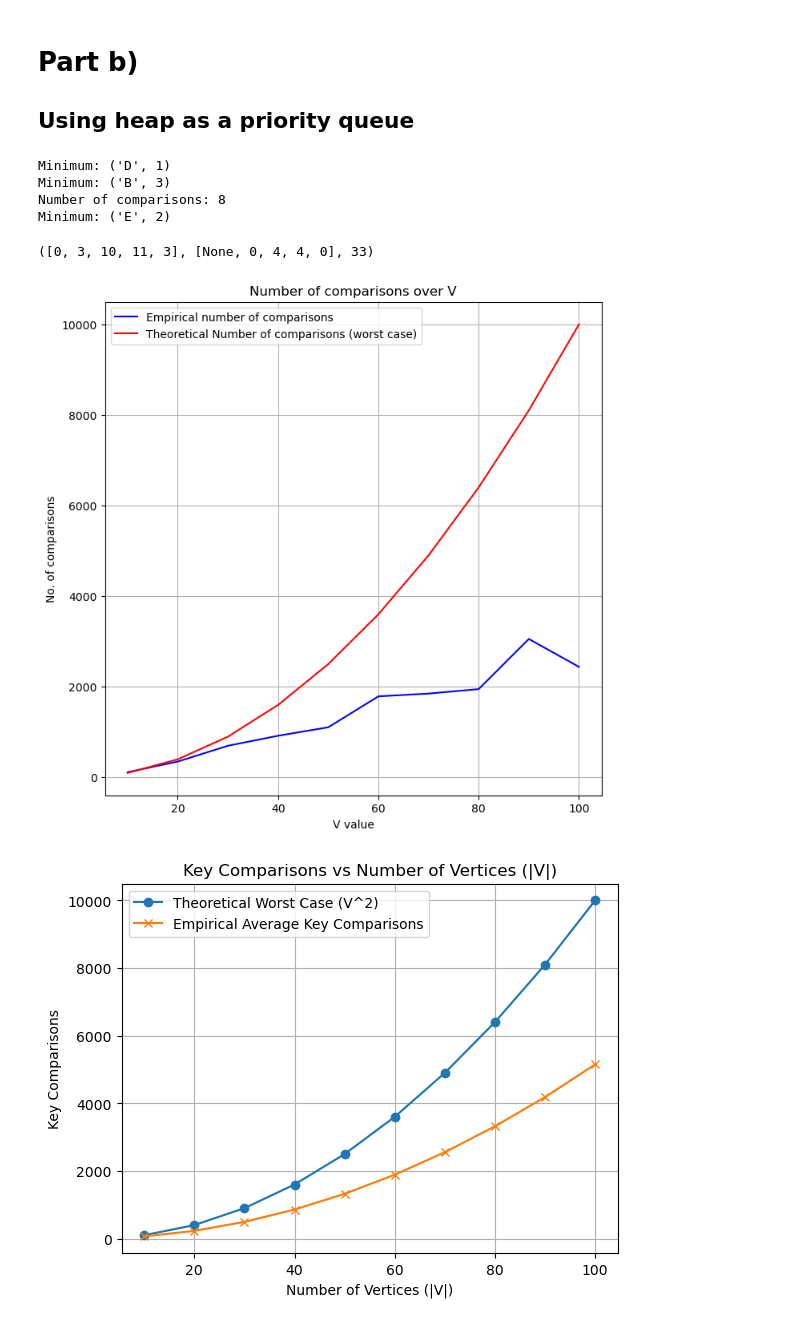
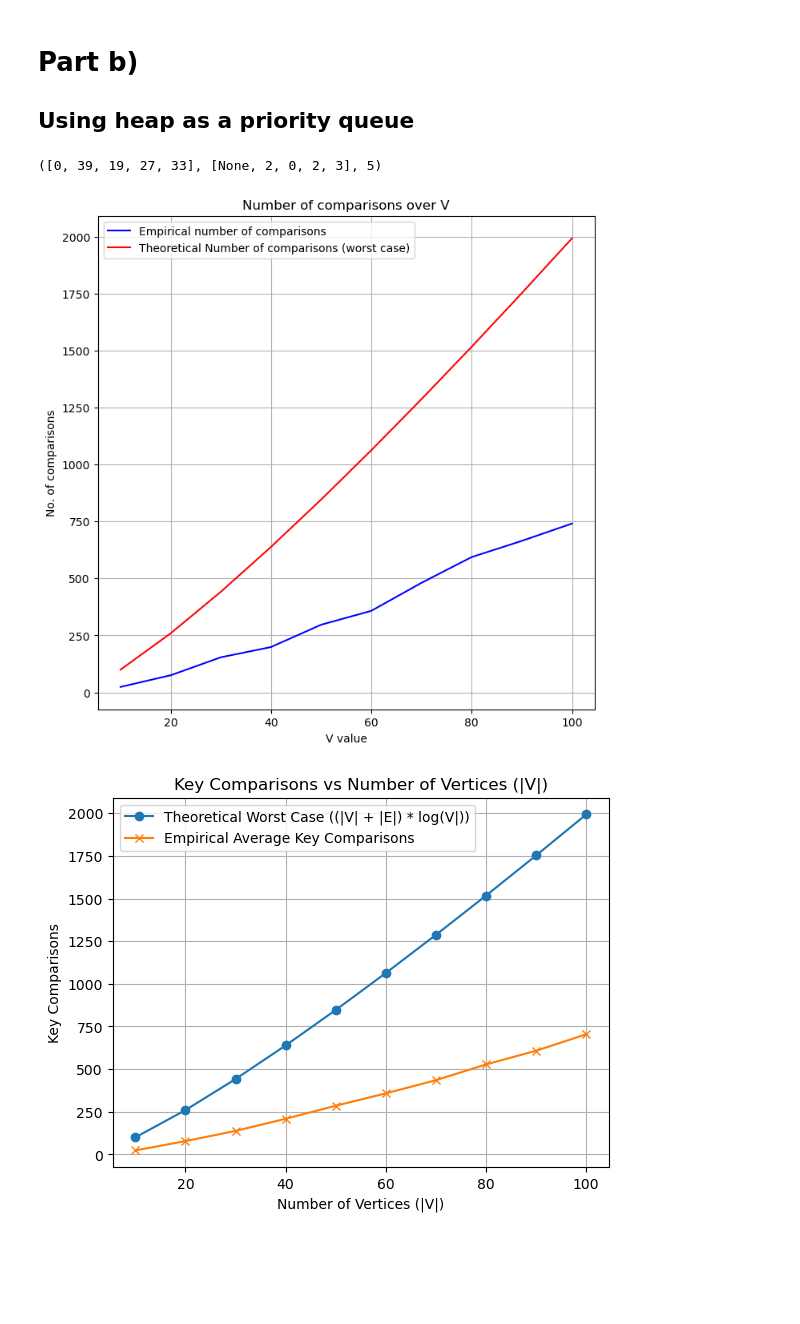
Before and after one commit to nickleezx/SC2001-Lab-Projects, a Jupyter notebook: Lab 2/Dijkstra.ipynb, the cells around one changed output. Drawn from its saved outputs; the diff is of its cells as text; code cells hidden in the pictures; blank space fills up the shorter version.

Commit message:
Fix comparisons for min heap
also, comparisons for increasing V with E is added

```diff
--- a/Lab 2/Dijkstra.ipynb
+++ b/Lab 2/Dijkstra.ipynb
@@ -310,7 +310,7 @@ class MinHeap:
     def find_index(self, node):
         """Helper function to find the index of a given node."""
         for i, (n, _) in enumerate(self.heap):
-            self.comparisons += 1  # Count the comparison
+            #self.comparisons += 1  # Count the comparison
             if n == node:
                 return i
         return None
@@ -335,11 +335,6 @@ class MinHeap:
     def get_comparisons(self):
         """Returns the number of comparisons made."""
         return self.comparisons
-# %% [output]
-Minimum: ('D', 1)
-Minimum: ('B', 3)
-Number of comparisons: 8
-Minimum: ('E', 2)
 # %%
 def dijkstra_Heap(graph, source):
     n = len(graph)
@@ -350,30 +345,30 @@ def dijkstra_Heap(graph, source):
 
     heap = MinHeap()
 
-    key_comparisons = 0 #count number of key comparisons
+    #key_comparisons = 0 #count number of key comparisons
 
     for i in range(n):
         heap.insert(i, d[i])
 
     while not heap.isEmpty():
-        u, comparisons= heap.getMin()
-        key_comparisons += comparisons
+        u, weight= heap.getMin()
+        #key_comparisons += comparisons
         S[u] = 1
 
         for v in range(n):
             if graph[u][v] !=0 and S[v] == 0:
-                key_comparisons += 1
+                #key_comparisons += 1
                 if d[u] + graph[u][v] < d[v]:
                     heap.remove(v)
                     d[v] = d[u] + graph[u][v]
                     pi[v] = u
                     heap.insert(v, d[v])
 
-    return d, pi, key_comparisons
+    return d, pi, heap.get_comparisons()
 # %%
 dijkstra_Heap(matrix, 0)
 # %% [output]
-([0, 3, 10, 11, 3], [None, 0, 4, 4, 0], 33)
+([0, 39, 19, 27, 33], [None, 2, 0, 2, 3], 5)
 # %%
 x = []
 key_comp_results = []
@@ -392,7 +387,7 @@ for V in range(10,101,10):
     _, _, key_comp = dijkstra_Heap(graph, 0)
     key_comp_results.append(key_comp)
     x_theory_worst.append(V)
-    y_theory_worst.append(V * V)
+    y_theory_worst.append((V+E) * np.log2(V))
 
 
 plt.figure(figsize=(8,8))
@@ -418,7 +413,7 @@ plt.legend()
 # Display the plot
 plt.show()
 # %% [output]
-[figure, old version]
+[figure, new version]
 # %%
 x = []
 key_comp_results = []
@@ -441,34 +436,34 @@ for V in range(10, 101, 10):
     total_key_comparisons = 0  # Initialize total key comparisons for this V
 
     # Run the test multiple times
     for _ in range(num_tests):
         # Create the adjacency matrix for the graph
         graph = adjacency_matrix(V, E, min_weight, max_weight)
 
         # Run Dijkstra's algorithm and get the key comparisons
-        _, _, key_comp = dijkstra(graph, 0)
+        _, _, key_comp = dijkstra_Heap(graph, 0)
 
         # Accumulate the key comparisons
         total_key_comparisons += key_comp
 
     # Calculate the average key comparisons for this V
     average_key_comp = total_key_comparisons / num_tests
     key_comp_results.append(average_key_comp)
 
     # Append V to x_theory_worst
     x_theory_worst.append(V)
 
     # Append V * V to y_theory_worst for the worst-case theoretical complexity
-    y_theory_worst.append(V * V)
+    y_theory_worst.append((V+E) * np.log2(V))
 
 # Now, you can use x_theory_worst and key_comp_results for plotting or further analysis
-plt.plot(x_theory_worst, y_theory_worst, label='Theoretical Worst Case (V^2)', marker='o')
+plt.plot(x_theory_worst, y_theory_worst, label='Theoretical Worst Case ((|V| + |E|) * log(V|))', marker='o')
 plt.plot(x, key_comp_results, label='Empirical Average Key Comparisons', marker='x')
 plt.title("Key Comparisons vs Number of Vertices (|V|)")
 plt.xlabel("Number of Vertices (|V|)")
 plt.ylabel("Key Comparisons")
 plt.legend()
 plt.grid(True)
 plt.show()
 # %% [output]
-[figure, old version]
+[figure, new version]
```
Also changed, not shown: parts of 3 cells of this notebook.
